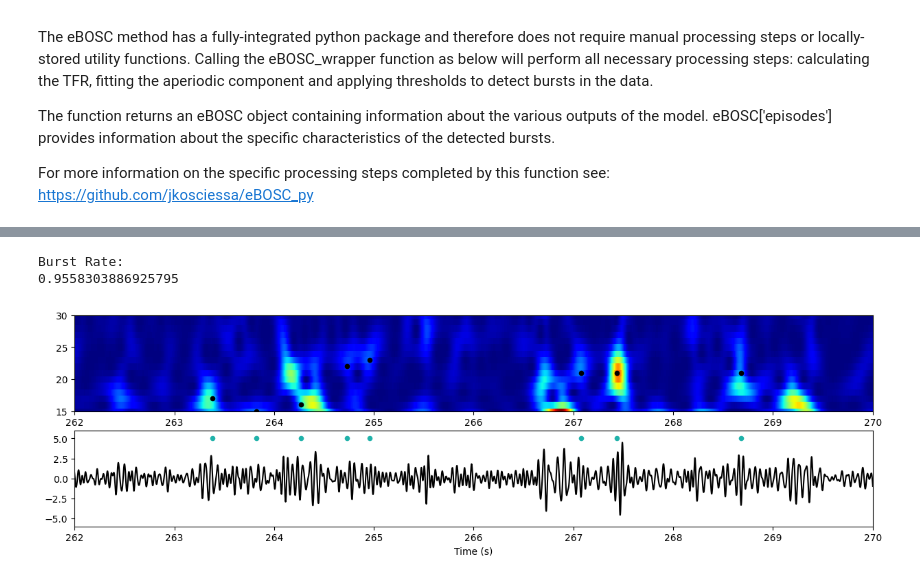
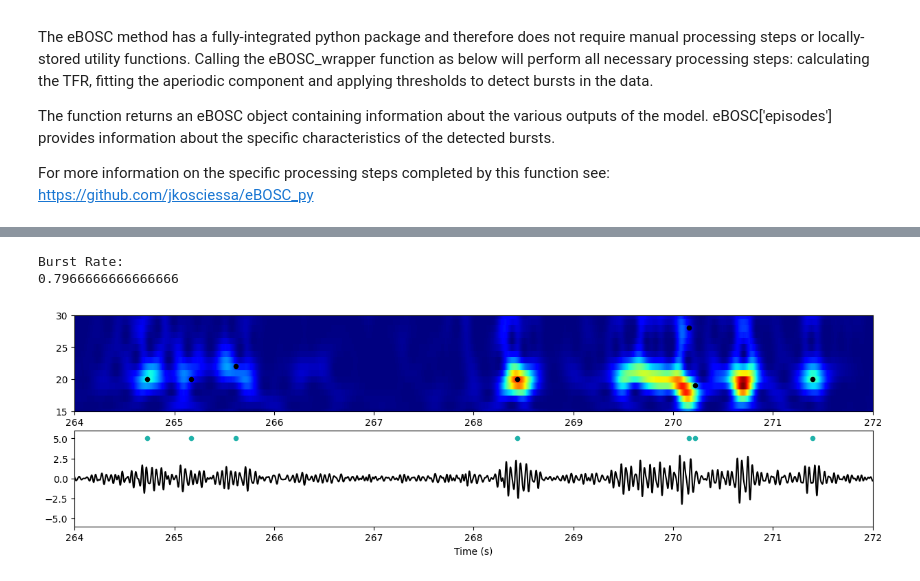
Before and after one commit to lindseypower/BurstDetection_Tutorials, a Jupyter notebook: Tutorials/eBOSC.ipynb, the cells around one changed output, grey strips where cells are left out. Cells and saved outputs as stored; diff of their text form; code cells hidden in the pictures.

```diff
--- a/Tutorials/eBOSC.ipynb
+++ b/Tutorials/eBOSC.ipynb
@@ -16,0 +22,7 @@ from papto_functions import *
+# %%
+#  Read in one-dimensional time series (preprocessed)
+file_name = 'sub-002_SomMotA_4_R.mat'
+scout_mean_timecourses = io.loadmat(file_name)
+raw_data = np.squeeze(scout_mean_timecourses['Value'])
+
+print(raw_data.shape)
@@ -16,0 +31,8 @@ from papto_functions import *
+# %%
+# Downsample data to 1000 Hz
+data_len = 600
+Fs = 1000
+raw_data = ss.resample(raw_data, Fs*data_len)
+
+raw_data = raw_data[0:int(Fs*data_len/2)]
+print(raw_data.shape)
@@ -17,10 +41,5 @@ from papto_functions import *
 # %%
-# Read in one-dimensional time series (preprocessed)
-data_dir =  '/export03/data/lindseyp/burst_methods_review/'
-raw_data = np.loadtxt(data_dir + '1d_array.txt')
-
 # Configure data to pandas dataframe format expected by eBOSC algorithm
-Fs = 1000
 region = 'SomMotA_4 R'
 times = np.arange(0,len(raw_data))/ Fs
 data = pd.DataFrame({'time':times, 'condition':[1]*len(times), 'epoch':[0]*len(times),region:raw_data})
@@ -120,38 +139,38 @@ print("Burst Rate:")
 print(burstRate)
 # %% [output]
 Burst Rate:
-0.9558303886925795
+0.7966666666666666
 # %%
 # Make a TFR for data
 # TFR params #
 Fs = 1000.0      # Sampling frequency (Hz)
 fmin = 15.0         # Hertz (integer)
 fmax = 30.0        # Hertz (integer)
 fstep = 1.0         # Hertz (integer)
 fVec = np.arange(fmin, fmax+1, fstep)
 chan_data = np.reshape(raw_data, (raw_data.shape[0],1)) #reshapes because function expects epochs
 TFR, tVec = TFR_via_morlet_wavelet(chan_data, fVec, Fs)
 
 # Plot showing where the bursts are identified in the TFR along with a visualization of the corresponding times in the raw signal
 fig, axs = plt.subplots(2,1, figsize=(15,4))
 scale_val = 20
 
 # Plot TFR with overlaid burst times/frequencies
-TFR_crop = np.asarray(TFR)[:,:,262000:270000]
-im = axs[0].pcolor(tVec[262000:270000], fVec, np.squeeze(TFR_crop), cmap='jet')
+TFR_crop = np.asarray(TFR)[:,:,264000:272000]
+im = axs[0].pcolor(tVec[264000:272000], fVec, np.squeeze(TFR_crop), cmap='jet')
 axs[0].scatter(burst_df['Peak Time'], burst_df['Peak Frequency'] ,c='black',s=scale_val,zorder=1)
-axs[0].set_xlim(262,270)
+axs[0].set_xlim(264,272)
 axs[0].set_ylim(15,30)
 
 # Plot indication of burst peak times with respect to raw (bandpassed) time series
 beta_filt_dat = mne.filter.filter_data(np.squeeze(chan_data), Fs, l_freq=15.0, h_freq=30.0,verbose=False)
 times = np.arange(0,chan_data.shape[0])/Fs
 axs[1].plot(times,beta_filt_dat,zorder=0,c='black')
 axs[1].scatter(burst_df['Peak Time'], [5]*len(burst_df['Peak Time']) ,c='lightseagreen',s=scale_val,zorder=1)
 axs[1].set_ylim(-6,6)
-axs[1].set_xlim(262,270)
+axs[1].set_xlim(264,272)
 plt.xlabel('Time (s)')
 
 plt.show()
 # %% [output]
-[figure, old version]
+[figure, new version]
```
Also changed, not shown: parts of 7 cells of this notebook, 5 other files.
